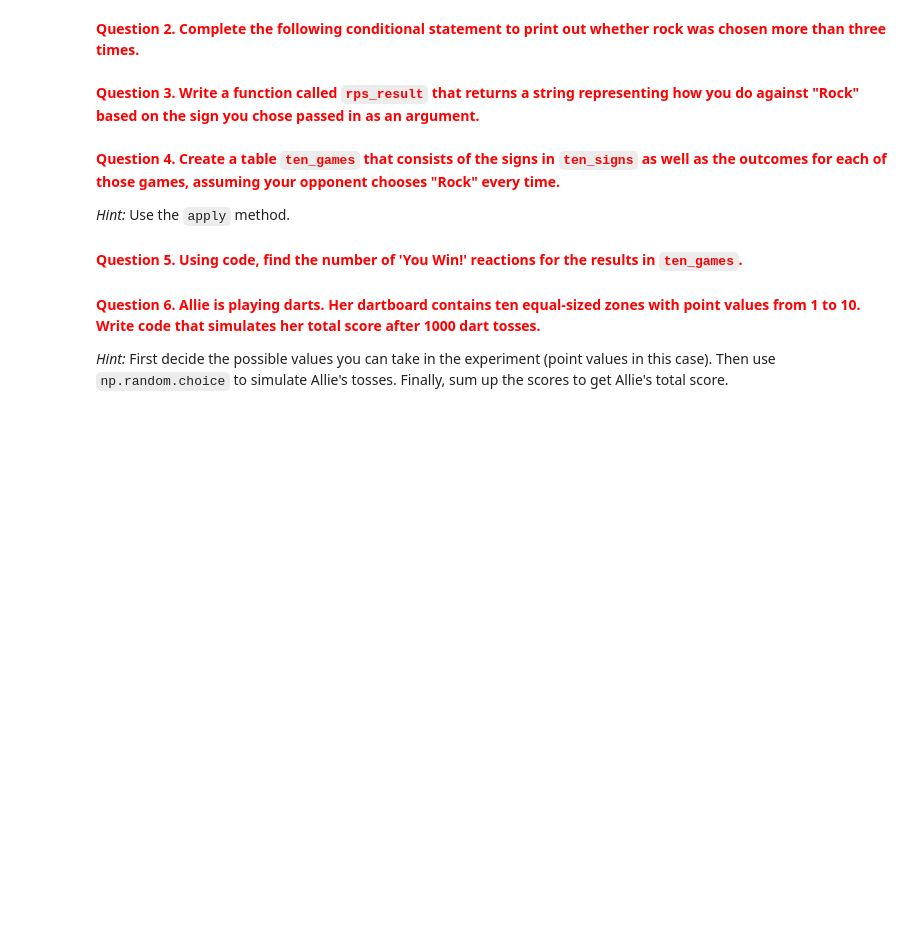
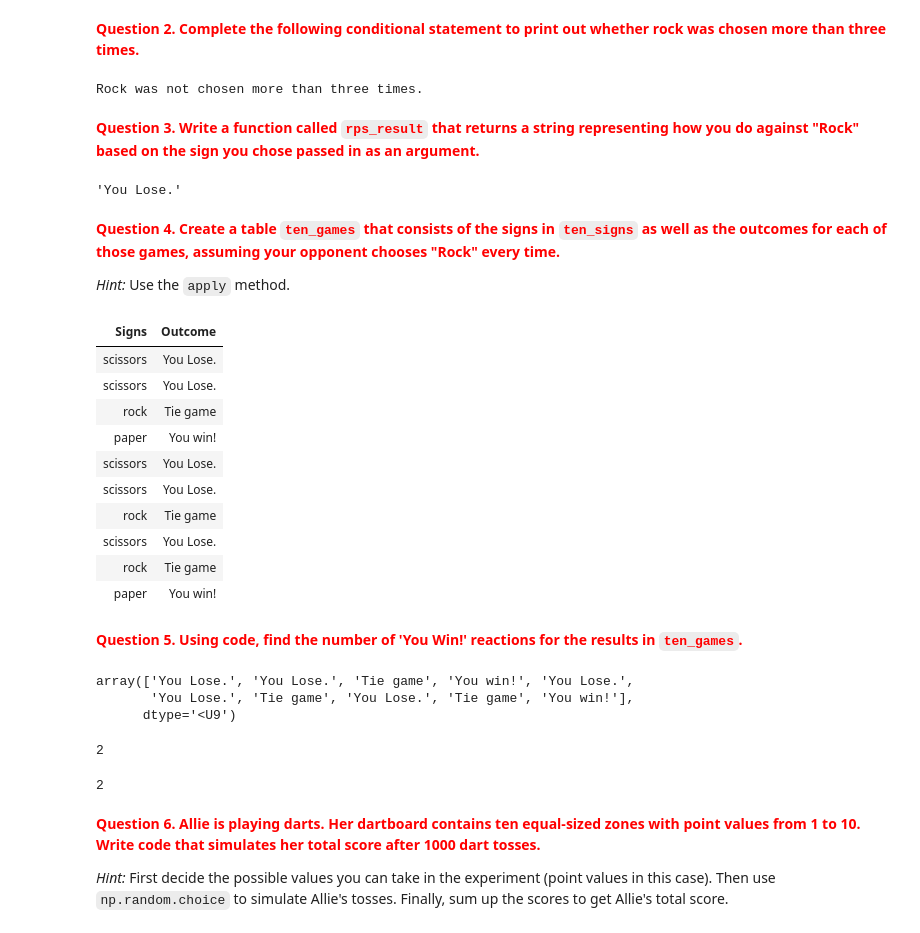
Before and after one commit to kimbrianj/bsos233-sp20, a Jupyter notebook: labs/lab4/lab4.ipynb, the cells around one changed output. Drawn from its saved outputs; the diff is of its cells as text; code cells hidden in the pictures; blank space fills up the shorter version.

```diff
--- a/labs/lab4/lab4.ipynb
+++ b/labs/lab4/lab4.ipynb
@@ -60,0 +68,3 @@ number_rock
+# %%
+ten_signs = np.random.choice(sign, 10)
+ten_signs
@@ -95,12 +120,14 @@ For more examples and explanation, refer to the section on conditional statement
 # %% [markdown]
 <font color = 'red'>**Question 2. Complete the following conditional statement to print out whether rock was chosen more than three times.**</font>
 # %%
-num_rock = ...
+num_rock = np.count_nonzero(ten_signs == 'rock')
 
-if ...:
+if num_rock > 3:
     print('Rock was chosen more than three times.')
 else:
     print('Rock was not chosen more than three times.')
+# %% [output]
+Rock was not chosen more than three times.
 # %% [markdown]
 <font color = 'red'>**Question 3. Write a function called `rps_result` that returns a string representing how you do against "Rock" based on the sign you chose passed in as an argument.**</font>
 # %%
@@ -108,23 +135,56 @@ def rps_result(sign):
     if sign == 'paper':
         return 'You win!'
     # If rock, return 'Tie game.'
-    ...
+    elif sign == 'rock':
+        return 'Tie game'
+    # If scissors, return 'You lose.'
+    elif sign == 'scissors':
+        return 'You Lose.'
+    else:
+        return 'Did not give rock, paper, or scissors.'
 
-    # If scissors, return 'You lose.'
-    ...
-
-outcome = rps_result('paper',)
+outcome = rps_result('scissors')
 outcome
+# %% [output]
+'You Lose.'
 # %% [markdown]
 <font color = 'red'>**Question 4. Create a table `ten_games` that consists of the signs in `ten_signs` as well as the outcomes for each of those games, assuming your opponent chooses "Rock" every time.**</font>
 
 *Hint:* Use the `apply` method.
 # %%
 ten_games_tbl = Table().with_column('Signs', ten_signs)
-...
-ten_games
+outcomes = ten_games_tbl.apply(rps_result, 'Signs')
+# %%
+ten_games = ten_games_tbl.with_column('Outcome', outcomes)
+ten_games
+# %% [output]
+| Signs | Outcome |
+| scissors | You Lose. |
+| scissors | You Lose. |
+| rock | Tie game |
+| paper | You win! |
+| scissors | You Lose. |
+| scissors | You Lose. |
+| rock | Tie game |
+| scissors | You Lose. |
+| rock | Tie game |
+| paper | You win! |
 # %% [markdown]
 <font color = 'red'>**Question 5. Using code, find the number of 'You Win!' reactions for the results in `ten_games`.**</font>
+# %%
+ten_games.column('Outcome')
+# %% [output]
+array(['You Lose.', 'You Lose.', 'Tie game', 'You win!', 'You Lose.',
+       'You Lose.', 'Tie game', 'You Lose.', 'Tie game', 'You win!'],
+      dtype='<U9')
+# %%
+sum(ten_games.column('Outcome') == 'You win!')
+# %% [output]
+2
+# %%
+ten_games.where('Outcome', are.equal_to('You win!')).num_rows
+# %% [output]
+2
 # %% [markdown]
 <font color = 'red'>**Question 6. Allie is playing darts. Her dartboard contains ten equal-sized zones with point values from 1 to 10. Write code that simulates her total score after 1000 dart tosses.**</font>
 
```
Also changed, not shown: parts of 23 cells of this notebook, 2 other files.
